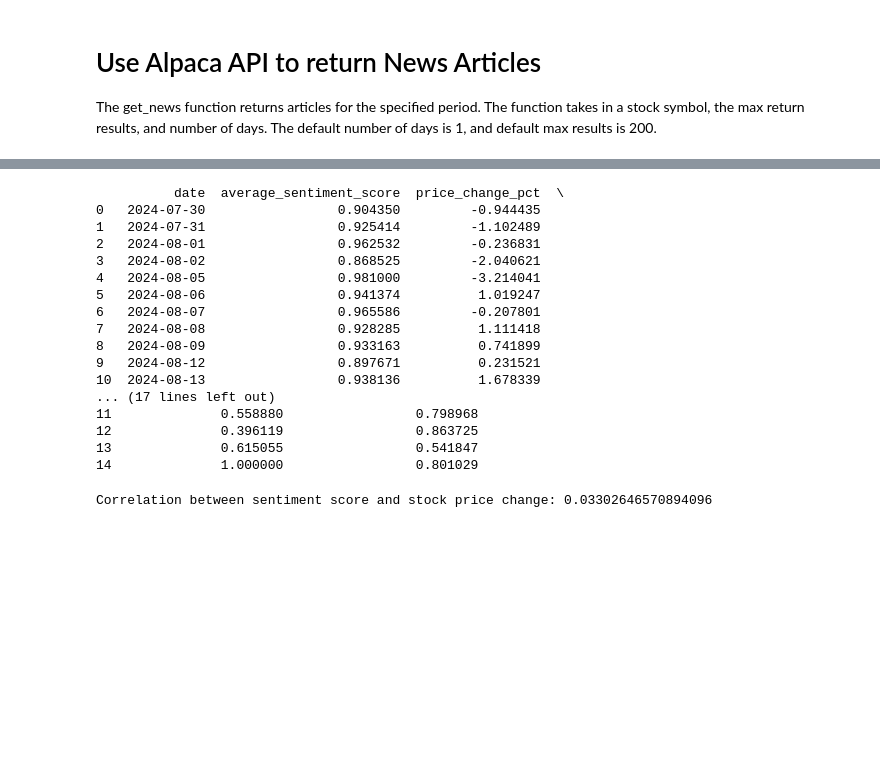
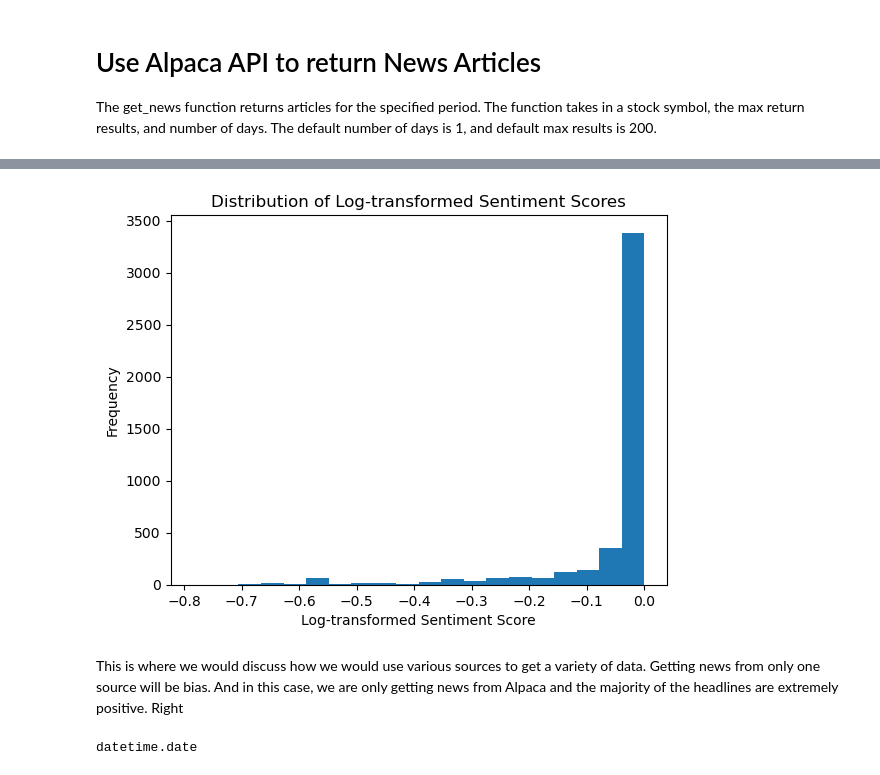
Before and after one commit to rsm-nshuckerow/PaperTrade, a Jupyter notebook: Project_Draft.ipynb, the cells around one changed output, grey strips where cells are left out. Saved outputs shown, nothing was run; the diff lists cells and outputs as text; code cells hidden in the pictures; blank space fills up the shorter version.

```diff
--- a/Project_Draft.ipynb
+++ b/Project_Draft.ipynb
@@ -295,0 +304,2 @@ news_df['sentiment'], news_df['sentiment_score'] = zip(*news_df['headline'].appl
+# %%
+news_copy = news_df.copy()
@@ -299,16 +318,19 @@ import pandas as pd
 # Assume your DataFrame is named `news_df`
 
 # Step 1: Convert 'created_at' column to datetime format
-news_df['created_at'] = pd.to_datetime(news_df['created_at'])
+news_copy['created_at'] = pd.to_datetime(news_copy['created_at'])
 
 # Step 2: Extract the date (without the time) from the 'created_at' column
-news_df['date'] = news_df['created_at'].dt.date
+news_copy['date'] = news_copy['created_at'].dt.date
 
-# Step 3: Group by the extracted date and calculate the average sentiment score
-daily_sentiment = news_df.groupby('date')['sentiment_score'].mean().reset_index()
+# Step 3: Explode the 'symbols' column directly since it's already a list
+news_copy = news_copy.explode('symbols')
 
-# Step 4: Rename the columns for clarity
-daily_sentiment.columns = ['date', 'average_sentiment_score']
+# Step 4: Group by the extracted date and symbol, and calculate the average sentiment score
+daily_sentiment = news_copy.groupby(['date', 'symbols'])['sentiment_score'].mean().reset_index()
+
+# Step 5: Rename the columns for clarity
+daily_sentiment.columns = ['date', 'symbol', 'average_sentiment_score']
 
 # Display the result
 print(daily_sentiment)
@@ -392,35 +352,20 @@ print(merged_df)
-# %%
-# normalize the average sentiment score
-
-from sklearn.preprocessing import MinMaxScaler
-
-# Normalize the 'average_sentiment_score' and 'price_change_pct' columns
-
-scaler = MinMaxScaler()
-merged_df[['normalized_sentiment', 'normalized_price_change']] = scaler.fit_transform(merged_df[['average_sentiment_score', 'price_change_pct']])
-print(merged_df)
-# %% [output]
-          date  average_sentiment_score  price_change_pct  \
-0   2024-07-30                 0.904350         -0.944435
-1   2024-07-31                 0.925414         -1.102489
-2   2024-08-01                 0.962532         -0.236831
-3   2024-08-02                 0.868525         -2.040621
-4   2024-08-05                 0.981000         -3.214041
-5   2024-08-06                 0.941374          1.019247
-6   2024-08-07                 0.965586         -0.207801
-7   2024-08-08                 0.928285          1.111418
-8   2024-08-09                 0.933163          0.741899
-9   2024-08-12                 0.897671          0.231521
-10  2024-08-13                 0.938136          1.678339
-... (17 lines left out)
-11              0.558880                 0.798968
-12              0.396119                 0.863725
-13              0.615055                 0.541847
-14              1.000000                 0.801029
-# %%
-# Calculate the correlation between sentiment score and stock price change
-correlation = merged_df['average_sentiment_score'].corr(merged_df['price_change_pct'])
-
-print(f'Correlation between sentiment score and stock price change: {correlation}')
-# %% [output]
-Correlation between sentiment score and stock price change: 0.03302646570894096
+# %%
+# display a bar chart showing distribution of sentiment scores. first log transform the data. dont group by symbol. show the score range and frequency
+
+import matplotlib.pyplot as plt
+import numpy
+import math
+
+# Log-transform the sentiment scores
+daily_sentiment['log_sentiment_score'] = daily_sentiment['average_sentiment_score'].apply(lambda x: math.log(x))
+
+# Plot the distribution of log-transformed sentiment scores
+plt.hist(daily_sentiment['log_sentiment_score'], bins=20)
+plt.xlabel('Log-transformed Sentiment Score')
+plt.ylabel('Frequency')
+plt.title('Distribution of Log-transformed Sentiment Scores')
+plt.show()
+# %% [output]
+[figure, added]
+# %% [markdown]
+This is where we would discuss how we would use various sources to get a variety of data. Getting news from only one source will be bias. And in this case, we are only getting news from Alpaca and the majority of the headlines are extremely positive. Right
@@ -426,0 +378,4 @@ Correlation between sentiment score and stock price change: 0.03302646570894096
+# %%
+type(stock_data_merged['date'][0])
+# %% [output]
+datetime.date
```
Also changed, not shown: parts of 19 cells of this notebook, 1 other file.
